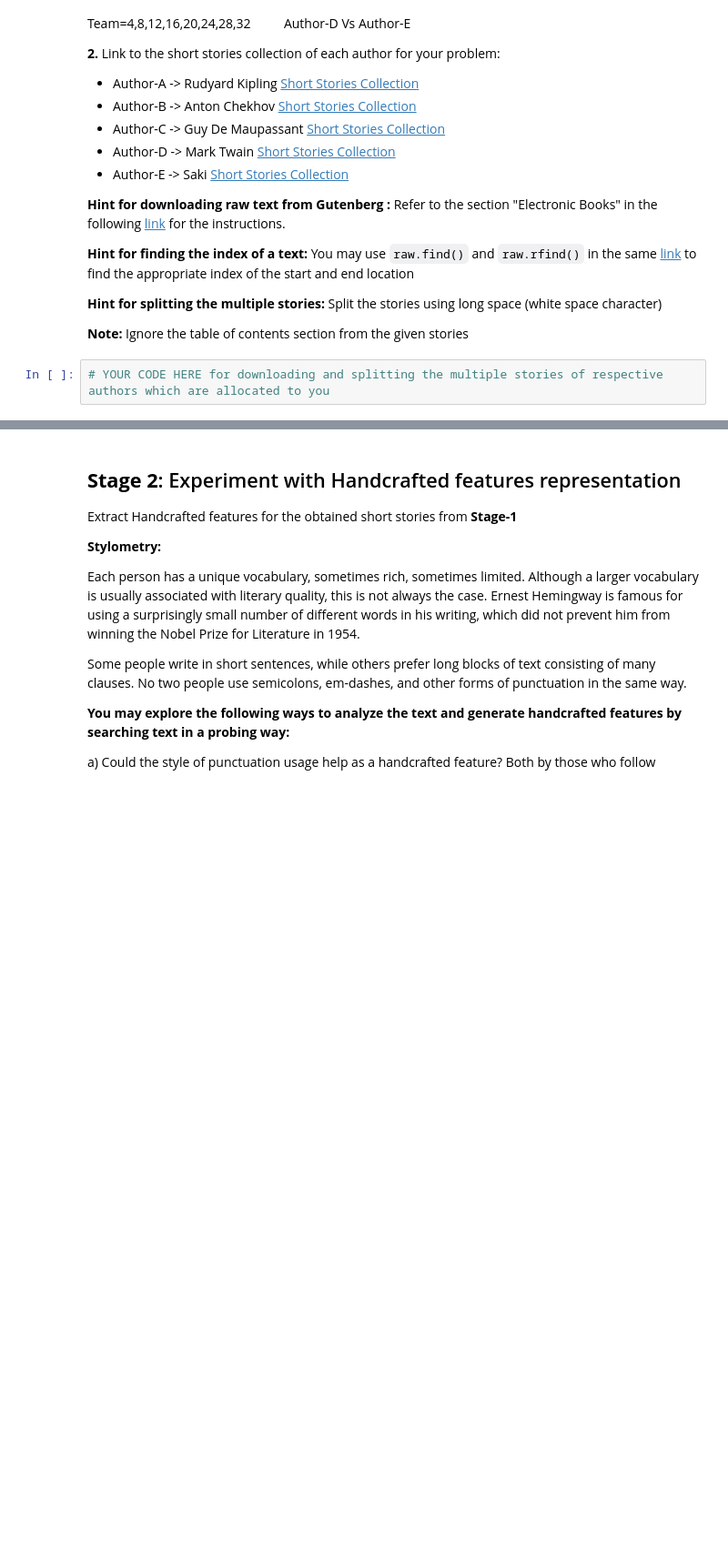
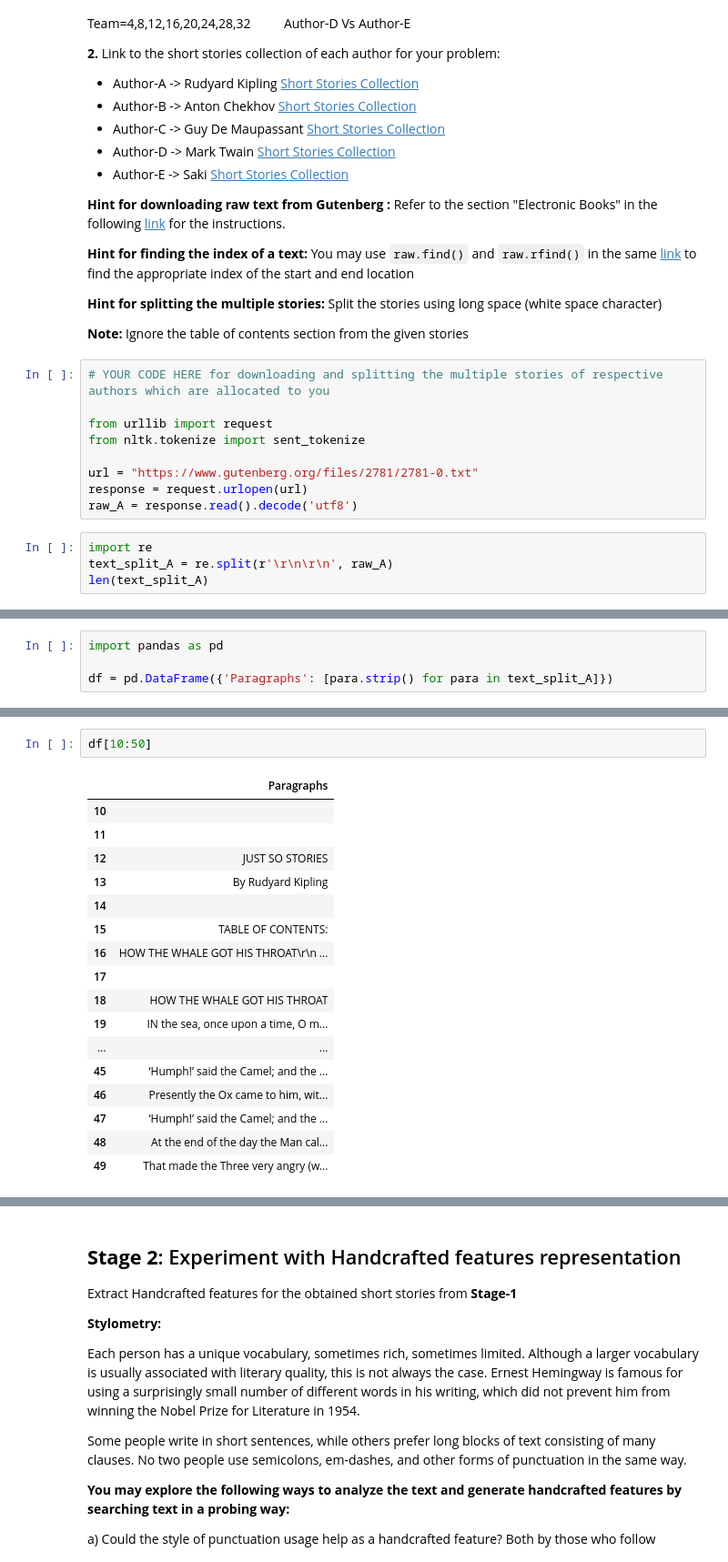
Before and after one commit to vikramvundyala/python_AI-ML, a Jupyter notebook: U2_MH1_AuthorIdentification.ipynb, the cells around one changed output, grey strips where cells are left out. Shown at 91% size. Drawn from its saved outputs; the diff is of its cells as text; blank space fills up the shorter version.

```diff
--- a/U2_MH1_AuthorIdentification.ipynb
+++ b/U2_MH1_AuthorIdentification.ipynb
@@ -92,3 +102,14 @@ Team=4,8,12,16,20,24,28,32 &nbsp;&nbsp;&nbsp;&nbsp;&nbsp;&nbsp;&nbsp;&nbsp;
 **Note:** Ignore the table of contents section from the given stories
 # %%
 # YOUR CODE HERE for downloading and splitting the multiple stories of respective authors which are allocated to you
+
+from urllib import request
+from nltk.tokenize import sent_tokenize
+
+url = "https://www.gutenberg.org/files/2781/2781-0.txt"
+response = request.urlopen(url)
+raw_A = response.read().decode('utf8')
+# %%
+import re
+text_split_A = re.split(r'\r\n\r\n', raw_A)
+len(text_split_A)
@@ -94,0 +118,4 @@ Team=4,8,12,16,20,24,28,32 &nbsp;&nbsp;&nbsp;&nbsp;&nbsp;&nbsp;&nbsp;&nbsp;
+# %%
+import pandas as pd
+
+df = pd.DataFrame({'Paragraphs': [para.strip() for para in text_split_A]})
@@ -94,0 +136,20 @@ Team=4,8,12,16,20,24,28,32 &nbsp;&nbsp;&nbsp;&nbsp;&nbsp;&nbsp;&nbsp;&nbsp;
+# %%
+df[10:50]
+# %% [output]
+|  | Paragraphs |
+| 10 |  |
+| 11 |  |
+| 12 | JUST SO STORIES |
+| 13 | By Rudyard Kipling |
+| 14 |  |
+| 15 | TABLE OF CONTENTS: |
+| 16 | HOW THE WHALE GOT HIS THROAT\r\n ... |
+| 17 |  |
+| 18 | HOW THE WHALE GOT HIS THROAT |
+| 19 | IN the sea, once upon a time, O m... |
+| ... | ... |
+| 45 | ‘Humph!’ said the Camel; and the ... |
+| 46 | Presently the Ox came to him, wit... |
+| 47 | ‘Humph!’ said the Camel; and the ... |
+| 48 | At the end of the day the Man cal... |
+| 49 | That made the Three very angry (w... |
```
Also changed, not shown: parts of 7 cells of this notebook.
